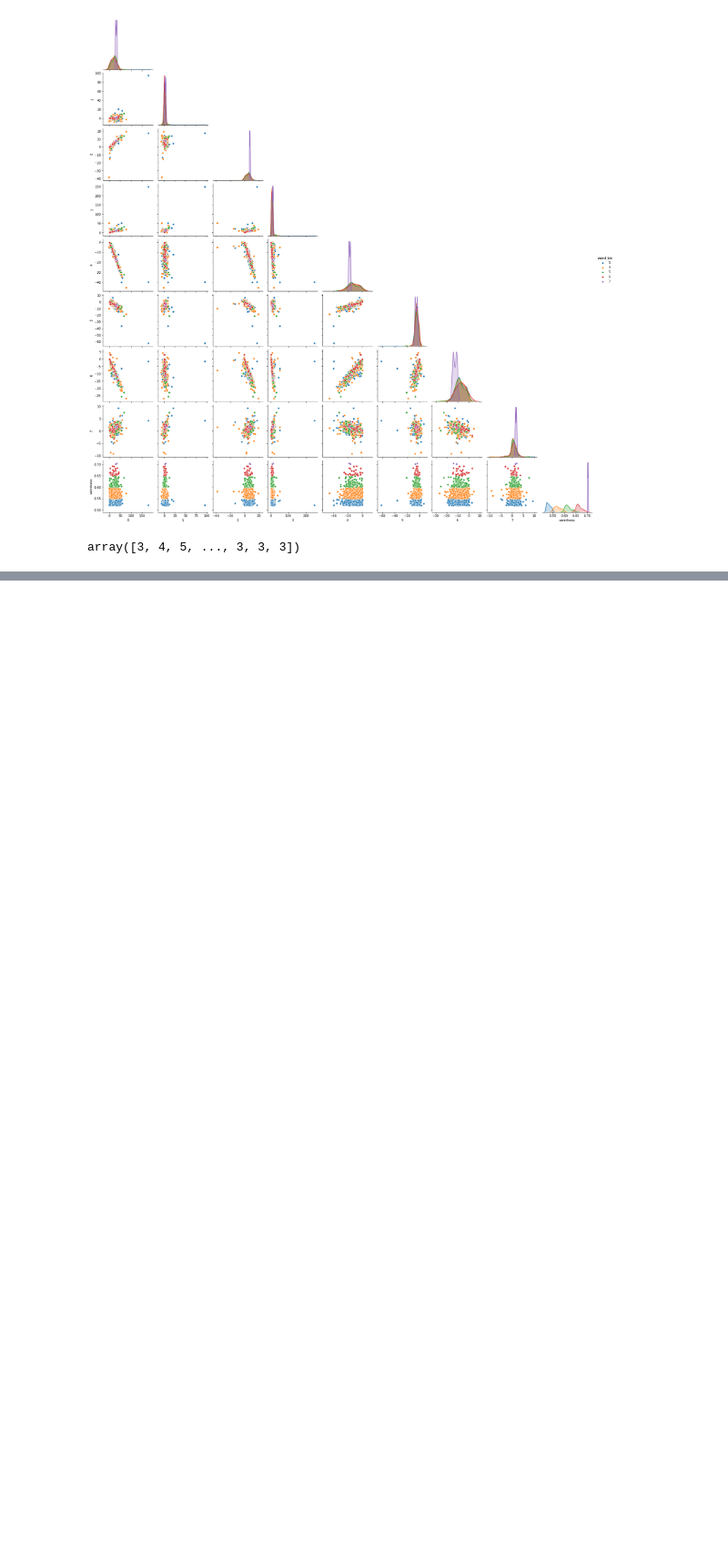
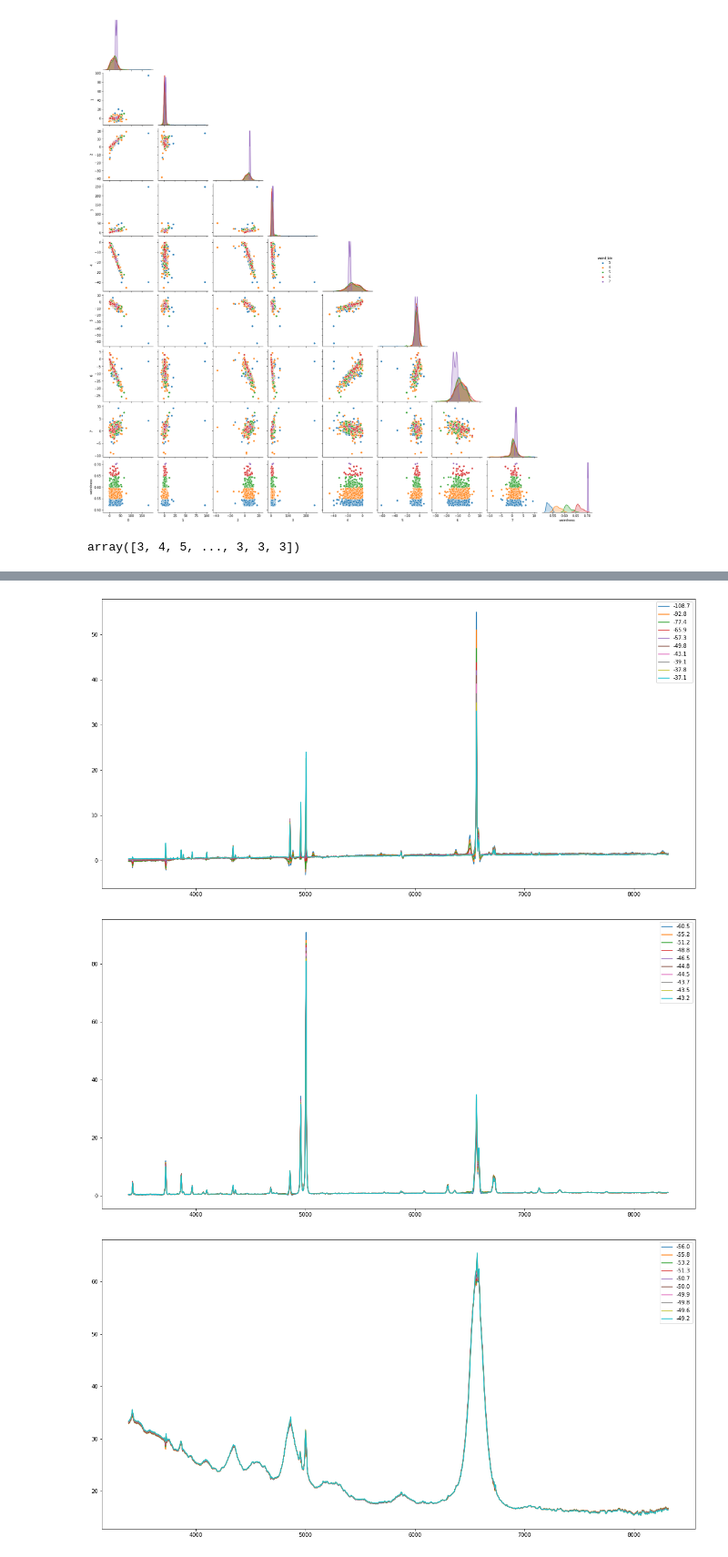
Before and after one commit to AlexGKim/SDSS_PAE, a Jupyter notebook: notebooks/Analyze_AE.ipynb, the cells around one changed output, grey strips where cells are left out. Shown at 91% size. Cells and saved outputs as stored; diff of their text form; code cells hidden in the pictures; blank space fills up the shorter version.

```diff
--- a/notebooks/Analyze_AE.ipynb
+++ b/notebooks/Analyze_AE.ipynb
@@ -333,0 +336,2 @@ array([3, 4, 5, ..., 3, 3, 3])
+# %%
+logps = deriv['arr_0']
@@ -333,0 +359,15 @@ array([3, 4, 5, ..., 3, 3, 3])
+# %%
+recons = []
+for ii in range(25):
+    recons.append(decoder(pos[ii]))
+# %%
+for nn in range(12):
+    plt.figure(figsize=(20,10))
+    for ii in range(10):
+        plt.plot(new_wl[:-1],recons[nn][ii], label='%.1f'%logps[nn][ii])
+    plt.legend()
+    plt.show()
+# %% [output]
+[figure, added]
+[figure, added]
+[figure, added]
```
Also changed, not shown: parts of 5 cells of this notebook, 10 other files.
